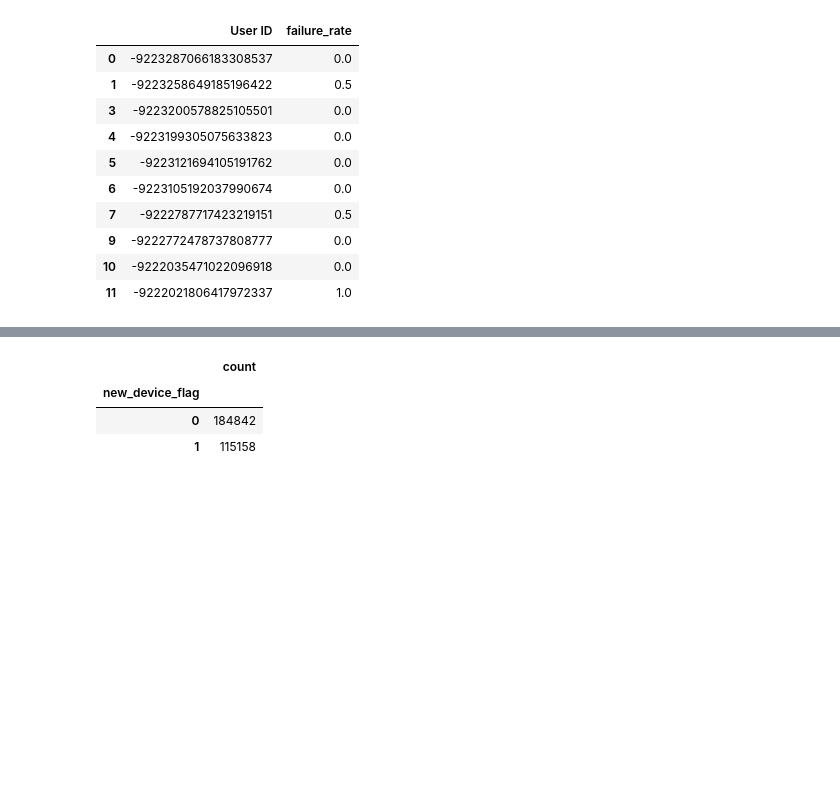
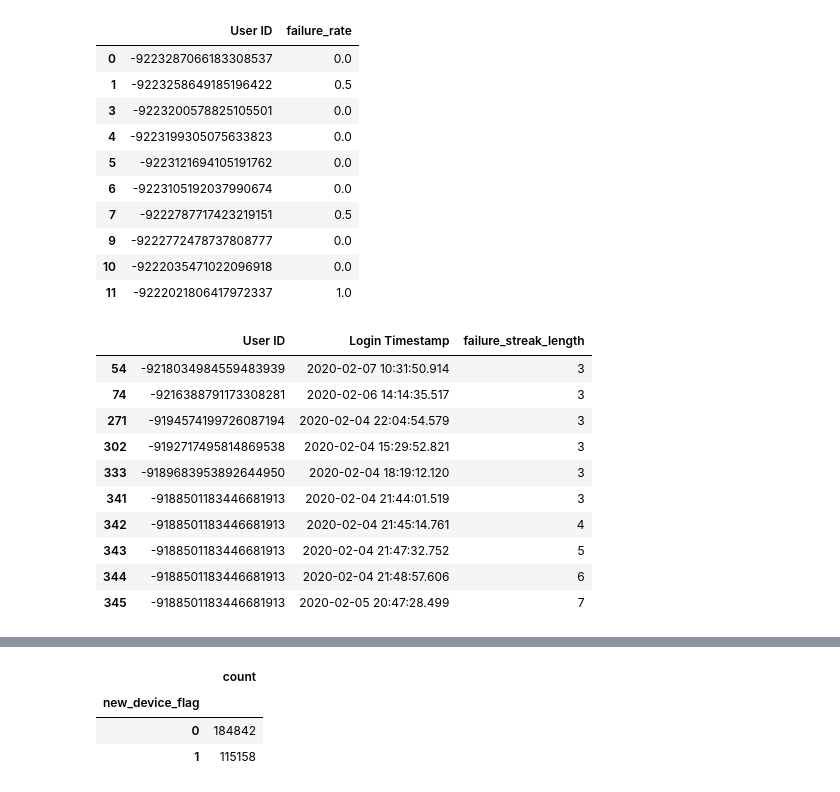
Before and after one commit to madhvesh23/Intent-Classification-ML-Project-, a Jupyter notebook: notebooks/01_eda_and_features.ipynb, the cells around one changed output, grey strips where cells are left out. Cells and saved outputs as stored; diff of their text form; code cells hidden in the pictures; blank space fills up the shorter version.

```diff
--- a/notebooks/01_eda_and_features.ipynb
+++ b/notebooks/01_eda_and_features.ipynb
@@ -1047,11 +1047,7 @@ Name: count, dtype: int64
 df["location"] = df["Country"] + "," + df["Region"] + "," + df["City"]
 
 # valid only if Region & City are real
-valid = (
-    df["Country"].notna() &
-    ~df["Region"].isin(["-", "unknown"]) &
-    ~df["City"].isin(["-", "unknown"])
-)
+valid = (~df["Region"].isin(["-", "Unknown"])) & (~df["City"].isin(["-", "Unknown"]))
 prev_valid = valid.groupby(df["User ID"]).shift()
 
 # raw change per user
@@ -1351,6 +1297,39 @@ df[["User ID", "failure_rate"]].drop_duplicates().head(10)
 | 9 | -9222772478737808777 | 0.0 |
 | 10 | -9222035471022096918 | 0.0 |
 | 11 | -9222021806417972337 | 1.0 |
+# %%
+# Failure flag: 1 = failed login, 0 = success
+#failure_streak_length = number of consecutive failures since the last successful login
+# fail, fail, success, fail → 1, 2, 0, 1
+df["failure_flag"] = (df["Login Successful"] == 0).astype(int)
+
+# Start a new streak after every successful login
+df["streak_reset"] = (df["Login Successful"] == 1).astype(int)
+
+# Assign streak groups per user
+df["streak_id"] = df.groupby("User ID")["streak_reset"].cumsum()
+
+# Count consecutive failures within each streak
+df["failure_streak_length"] = (
+    df.groupby(["User ID", "streak_id"])["failure_flag"]
+      .cumsum()
+)
+
+df[df["failure_streak_length"] >= 3][
+    ["User ID", "Login Timestamp", "failure_streak_length"]
+].head(10)
+# %% [output]
+|  | User ID | Login Timestamp | failure_streak_length |
+| 54 | -9218034984559483939 | 2020-02-07 10:31:50.914 | 3 |
+| 74 | -9216388791173308281 | 2020-02-06 14:14:35.517 | 3 |
+| 271 | -9194574199726087194 | 2020-02-04 22:04:54.579 | 3 |
+| 302 | -9192717495814869538 | 2020-02-04 15:29:52.821 | 3 |
+| 333 | -9189683953892644950 | 2020-02-04 18:19:12.120 | 3 |
+| 341 | -9188501183446681913 | 2020-02-04 21:44:01.519 | 3 |
+| 342 | -9188501183446681913 | 2020-02-04 21:45:14.761 | 4 |
+| 343 | -9188501183446681913 | 2020-02-04 21:47:32.752 | 5 |
+| 344 | -9188501183446681913 | 2020-02-04 21:48:57.606 | 6 |
+| 345 | -9188501183446681913 | 2020-02-05 20:47:28.499 | 7 |
 # %% [markdown]
 **New Location Flag**
 (Derived from: User ID, Country, Region, City)
```
Also changed, not shown: parts of 4 cells of this notebook.
